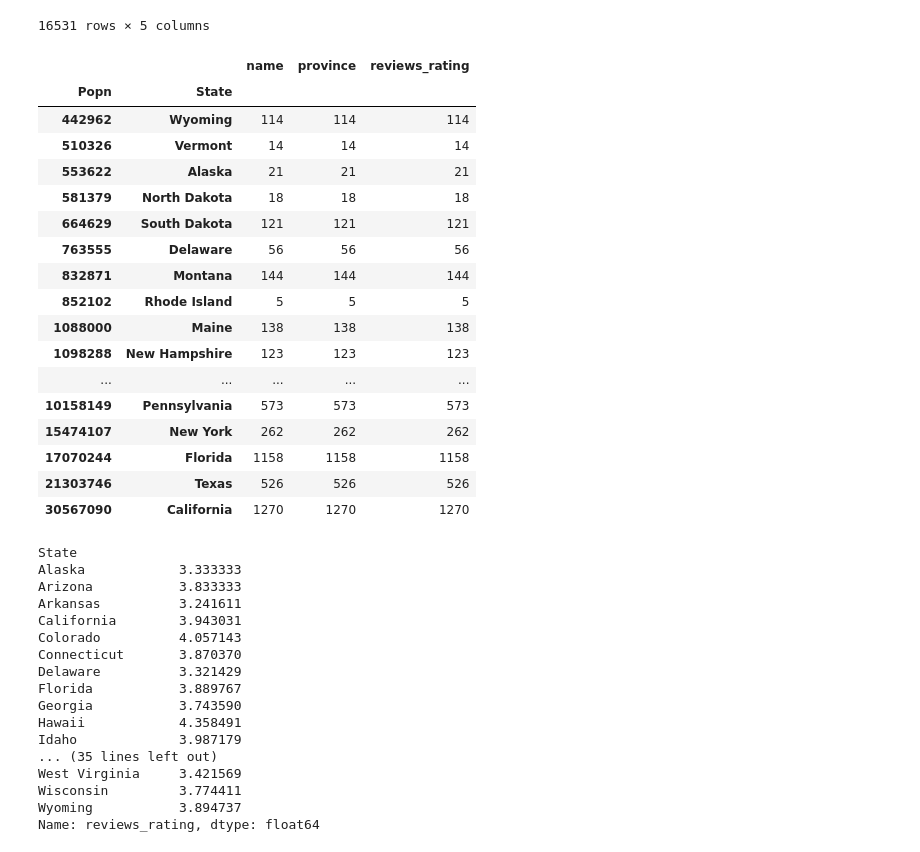
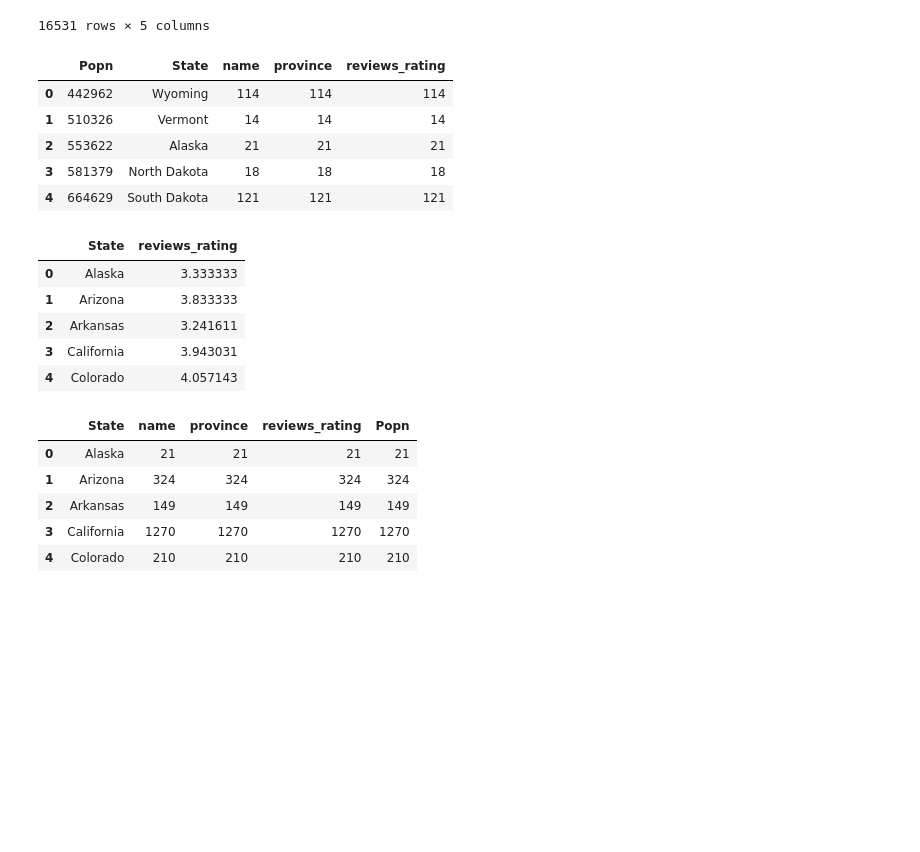
Before and after one commit to janelcv/Hotel_Rating_Analysis, a Jupyter notebook: Hotel_Ratings_Analysis-09.ipynb, the cells around one changed output. Cells and saved outputs as stored; diff of their text form; code cells hidden in the pictures; blank space fills up the shorter version.

```diff
--- a/Hotel_Ratings_Analysis-09.ipynb
+++ b/Hotel_Ratings_Analysis-09.ipynb
@@ -105,44 +105,23 @@ df_merge_col
 16531 rows × 5 columns
 # %%
 # grouping by population and State
-df_merge_col.groupby(['Popn', 'State']).count()
+review_count = df_merge_col.groupby(['Popn', 'State'],as_index=False).count()
+review_count.head()
 # %% [output]
-|  |  | name | province | reviews_rating |
-| Popn | State |  |  |  |
-| 442962 | Wyoming | 114 | 114 | 114 |
-| 510326 | Vermont | 14 | 14 | 14 |
-| 553622 | Alaska | 21 | 21 | 21 |
-| 581379 | North Dakota | 18 | 18 | 18 |
-| 664629 | South Dakota | 121 | 121 | 121 |
-| 763555 | Delaware | 56 | 56 | 56 |
-| 832871 | Montana | 144 | 144 | 144 |
-| 852102 | Rhode Island | 5 | 5 | 5 |
-| 1088000 | Maine | 138 | 138 | 138 |
-| 1098288 | New Hampshire | 123 | 123 | 123 |
-| ... | ... | ... | ... | ... |
-| 10158149 | Pennsylvania | 573 | 573 | 573 |
-| 15474107 | New York | 262 | 262 | 262 |
-| 17070244 | Florida | 1158 | 1158 | 1158 |
-| 21303746 | Texas | 526 | 526 | 526 |
-| 30567090 | California | 1270 | 1270 | 1270 |
+|  | Popn | State | name | province | reviews_rating |
+| 0 | 442962 | Wyoming | 114 | 114 | 114 |
+| 1 | 510326 | Vermont | 14 | 14 | 14 |
+| 2 | 553622 | Alaska | 21 | 21 | 21 |
+| 3 | 581379 | North Dakota | 18 | 18 | 18 |
+| 4 | 664629 | South Dakota | 121 | 121 | 121 |
 # %%
 # Groupby Avg reviews_ratings per state
-df_merge_col.groupby('State')['reviews_rating'].mean()
+Avg_review_state = df_merge_col.groupby('State',as_index=False)['reviews_rating'].mean()
+Avg_review_state.head()
 # %% [output]
-State
-Alaska            3.333333
-Arizona           3.833333
-Arkansas          3.241611
-California        3.943031
-Colorado          4.057143
-Connecticut       3.870370
-Delaware          3.321429
-Florida           3.889767
-Georgia           3.743590
-Hawaii            4.358491
-Idaho             3.987179
-... (35 lines left out)
-West Virginia     3.421569
-Wisconsin         3.774411
-Wyoming           3.894737
-Name: reviews_rating, dtype: float64
+|  | State | reviews_rating |
+| 0 | Alaska | 3.333333 |
+| 1 | Arizona | 3.833333 |
+| 2 | Arkansas | 3.241611 |
+| 3 | California | 3.943031 |
+| 4 | Colorado | 4.057143 |
@@ -148,0 +133,10 @@ Name: reviews_rating, dtype: float64
+# %%
+g1 = df_merge_col.groupby("State", as_index=False).count()
+g1.head()
+# %% [output]
+|  | State | name | province | reviews_rating | Popn |
+| 0 | Alaska | 21 | 21 | 21 | 21 |
+| 1 | Arizona | 324 | 324 | 324 | 324 |
+| 2 | Arkansas | 149 | 149 | 149 | 149 |
+| 3 | California | 1270 | 1270 | 1270 | 1270 |
+| 4 | Colorado | 210 | 210 | 210 | 210 |
```
Also changed, not shown: parts of 5 cells of this notebook.
